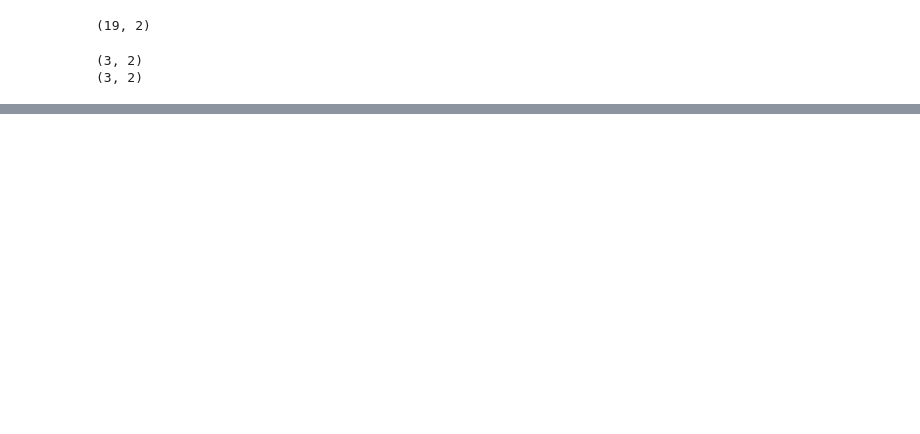
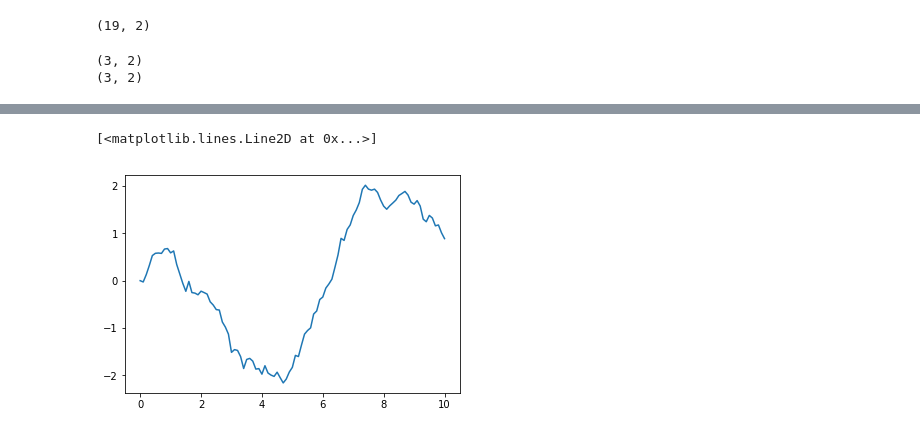
Before and after one commit to hbhat4000/pathsamp, a Jupyter notebook: 2d code/Untitled.ipynb, the cells around one changed output, grey strips where cells are left out. Cells and saved outputs as stored; diff of their text form; code cells hidden in the pictures; blank space fills up the shorter version.

```diff
--- a/2d code/Untitled.ipynb
+++ b/2d code/Untitled.ipynb
@@ -61,0 +78,5 @@ IndexError: index 2 is out of bounds for axis 1 with size 2
+# %%
+plt.plot(tout[1, :, 0], xout[1, :, 0])
+# %% [output]
+[<matplotlib.lines.Line2D at 0x...>]
+[figure, added]
```
Also changed, not shown: parts of 16 cells of this notebook, 4 other files.
